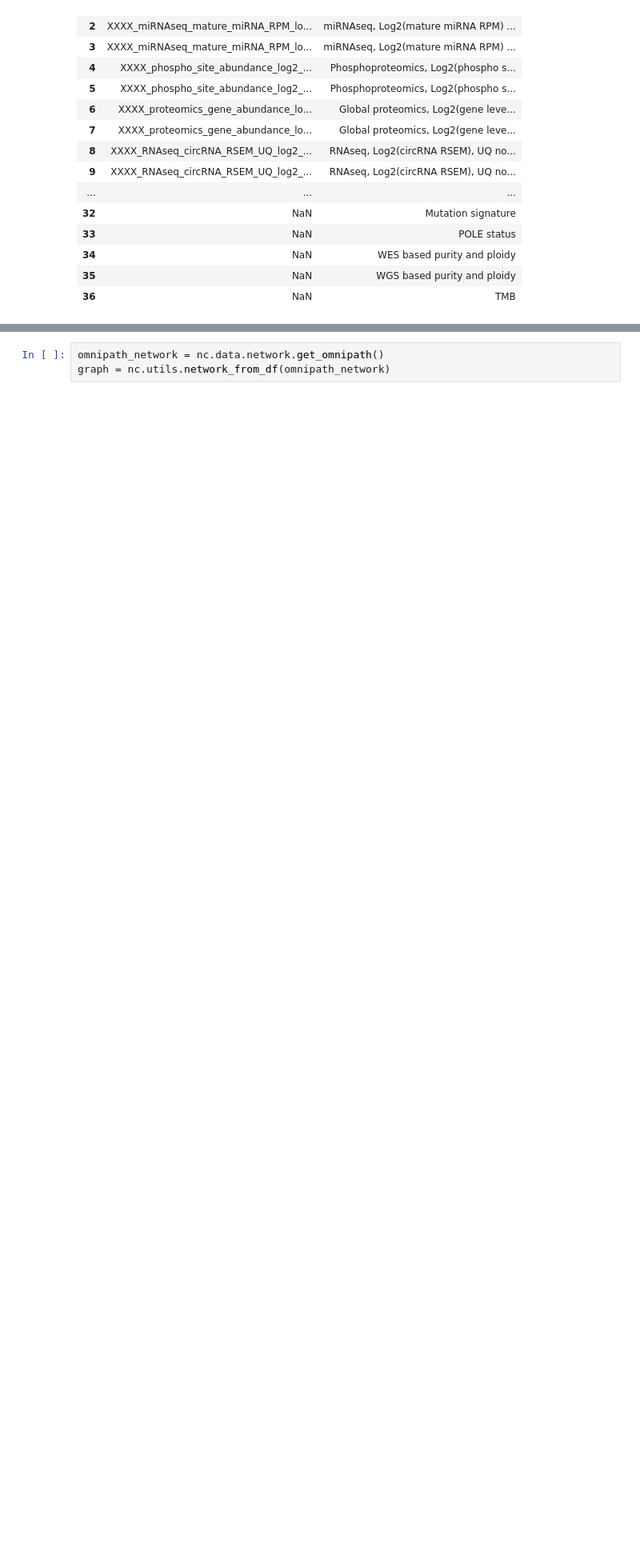
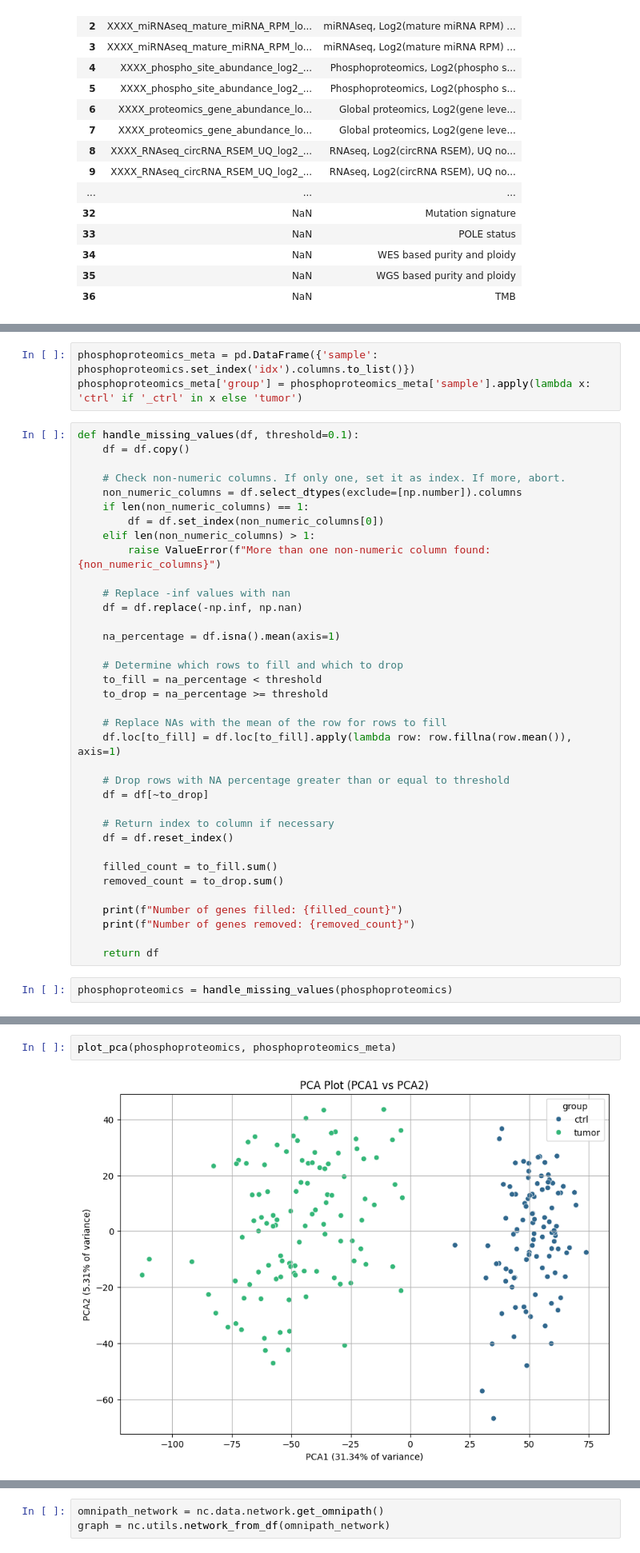
Before and after one commit to saezlab/networkcommons, a Jupyter notebook: docs/src/vignettes/4_cptac_phosphoactivity.ipynb, the cells around one changed output, grey strips where cells are left out. Shown at 80% size. Drawn from its saved outputs; the diff is of its cells as text; blank space fills up the shorter version.

```diff
--- a/docs/src/vignettes/4_cptac_phosphoactivity.ipynb
+++ b/docs/src/vignettes/4_cptac_phosphoactivity.ipynb
@@ -68,0 +72,41 @@ mutations_table
+# %%
+phosphoproteomics_meta = pd.DataFrame({'sample': phosphoproteomics.set_index('idx').columns.to_list()})
+phosphoproteomics_meta['group'] = phosphoproteomics_meta['sample'].apply(lambda x: 'ctrl' if '_ctrl' in x else 'tumor')
+# %%
+def handle_missing_values(df, threshold=0.1):
+    df = df.copy()
+
+    # Check non-numeric columns. If only one, set it as index. If more, abort.
+    non_numeric_columns = df.select_dtypes(exclude=[np.number]).columns
+    if len(non_numeric_columns) == 1:
+        df = df.set_index(non_numeric_columns[0])
+    elif len(non_numeric_columns) > 1:
+        raise ValueError(f"More than one non-numeric column found: {non_numeric_columns}")
+
+    # Replace -inf values with nan
+    df = df.replace(-np.inf, np.nan)
+
+    na_percentage = df.isna().mean(axis=1)
+
+    # Determine which rows to fill and which to drop
+    to_fill = na_percentage < threshold
+    to_drop = na_percentage >= threshold
+
+    # Replace NAs with the mean of the row for rows to fill
+    df.loc[to_fill] = df.loc[to_fill].apply(lambda row: row.fillna(row.mean()), axis=1)
+
+    # Drop rows with NA percentage greater than or equal to threshold
+    df = df[~to_drop]
+
+    # Return index to column if necessary
+    df = df.reset_index()
+
+    filled_count = to_fill.sum()
+    removed_count = to_drop.sum()
+
+    print(f"Number of genes filled: {filled_count}")
+    print(f"Number of genes removed: {removed_count}")
+
+    return df
+# %%
+phosphoproteomics = handle_missing_values(phosphoproteomics)
@@ -68,0 +209,4 @@ mutations_table
+# %%
+plot_pca(phosphoproteomics, phosphoproteomics_meta)
+# %% [output]
+[figure, added]
```
Also changed, not shown: parts of 77 cells of this notebook.
